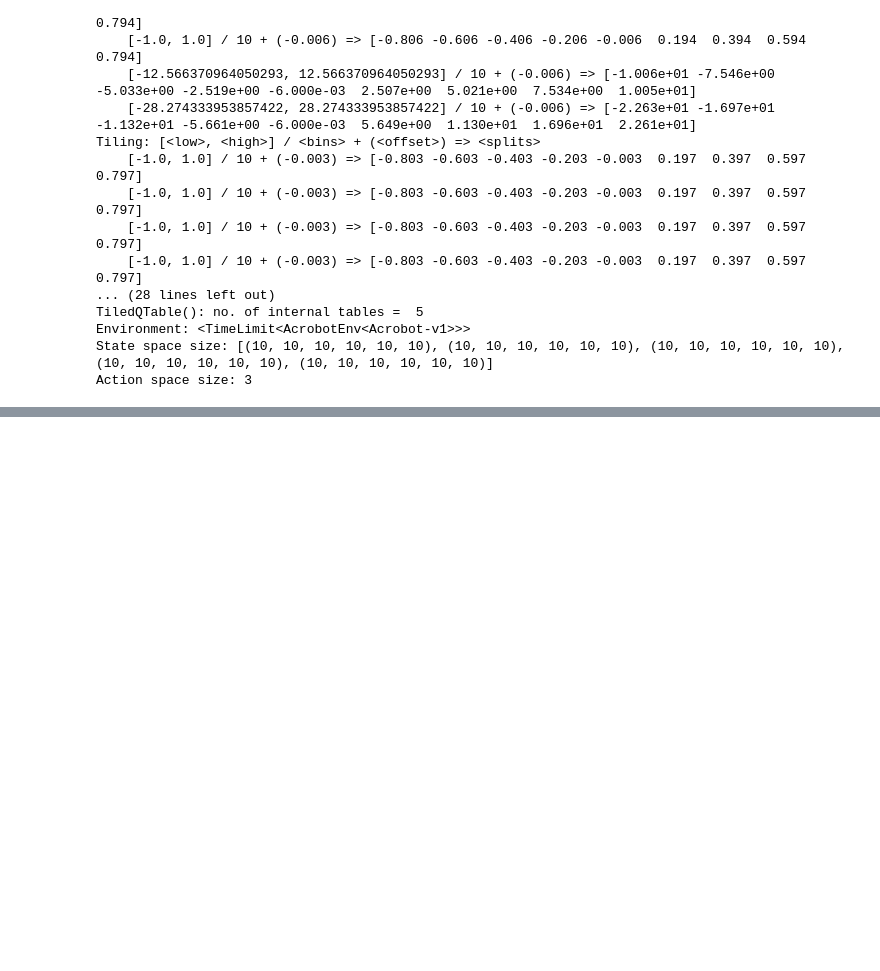
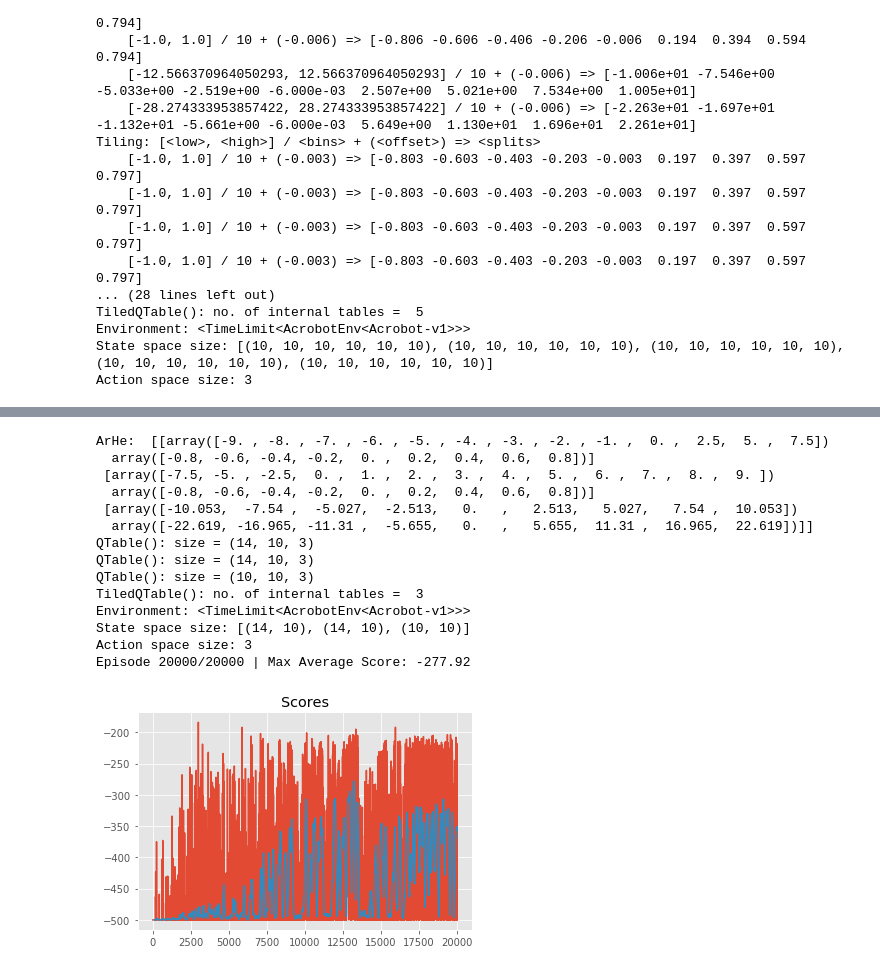
Before and after one commit to ArmandoHernandez/machine-learning, a Jupyter notebook: reinforcementLearning/Discretization_Tiling/notebooks/Tile_Coding.ipynb, the cells around one changed output, grey strips where cells are left out. Cells and saved outputs as stored; diff of their text form; code cells hidden in the pictures; blank space fills up the shorter version.

```diff
--- a/reinforcementLearning/Discretization_Tiling/notebooks/Tile_Coding.ipynb
+++ b/reinforcementLearning/Discretization_Tiling/notebooks/Tile_Coding.ipynb
@@ -644,31 +641,49 @@ Final score: -148.0
 # %%
-tiling_specs_acrobot = [((10, 10, 10, 10, 10, 10), (-0.006, -0.006, -0.006, -0.006, -0.006, -0.006)),
-                ((10, 10, 10, 10, 10, 10), (-0.003, -0.003, -0.003, -0.003, -0.003, -0.003)),
-                ((10, 10, 10, 10, 10, 10), (0.0, 0.0, 0.0, 0.0, 0.0, 0.0)),
-                ((10, 10, 10, 10, 10, 10), (0.003, 0.003, 0.003, 0.003, 0.003, 0.003)),
-                ((10, 10, 10, 10, 10, 10), (0.006, 0.006, 0.006, 0.006, 0.006,-0.006))]
+#tiling_specs_acrobot_three = [((10, 10, 10, 10, 10, 10), (-0.006, -0.006, -0.006, -0.006, -0.006, -0.006)),
+#                ((10, 10, 10, 10, 10, 10), (-0.003, -0.003, -0.003, -0.003, -0.003, -0.003)),
+#                ((10, 10, 10, 10, 10, 10), (0.0, 0.0, 0.0, 0.0, 0.0, 0.0)),
+#                ((10, 10, 10, 10, 10, 10), (0.003, 0.003, 0.003, 0.003, 0.003, 0.003)),
+#                ((10, 10, 10, 10, 10, 10), (0.006, 0.006, 0.006, 0.006, 0.006,-0.006))]
 
-#[-9.0, -8.0, -7.0, -6.0, -5.0, -4.0, -3.0, -2.0, -1.0, 0.0, 2.5, 5.0, 7.5]
-#[-0.8 -0.6 -0.4 -0.2  0.   0.2  0.4  0.6  0.8]
-#[-7.5, -5.0, -2.5, 0.0, 1.0, 2.0, 3.0, 4.0, 5.0, 6.0, 7.0, 8.0, 9.0]
-#[-0.8 -0.6 -0.4 -0.2  0.   0.2  0.4  0.6  0.8]
-#[-10.053  -7.54   -5.027  -2.513   0.      2.513   5.027   7.54   10.053]
-#[-22.619 -16.965 -11.31   -5.655   0.      5.655  11.31   16.965  22.619]
+tiling_specs_acrobot_three = np.array([[np.array([-9.0, -8.0, -7.0, -6.0, -5.0, -4.0, -3.0, -2.0, -1.0, 0.0, 2.5, 5.0, 7.5]),
+                                       np.array([-0.8, -0.6, -0.4, -0.2, 0.0, 0.2, 0.4, 0.6, 0.8])],
+                                       [np.array([-7.5, -5.0, -2.5, 0.0, 1.0, 2.0, 3.0, 4.0, 5.0, 6.0, 7.0, 8.0, 9.0]),
+                                       np.array([-0.8, -0.6, -0.4, -0.2, 0.0,  0.2, 0.4, 0.6, 0.8])],
+                                       [np.array([-10.053, -7.54, -5.027, -2.513, 0.0, 2.513, 5.027, 7.54, 10.053]),
+                                       np.array([-22.619, -16.965, -11.31, -5.655, 0.0, 5.655, 11.31, 16.965, 22.619])]])
+print("ArHe: ", tiling_specs_acrobot_three);
 
 
-acrobot_tiledQTable = TiledQTable(env.observation_space.low, env.observation_space.high, tiling_specs_acrobot, env.action_space.n)
+acrobot_tiledQTable = TiledQTable(env.observation_space.low, env.observation_space.high, \
+                                  None, env.action_space.n, tilings=tiling_specs_acrobot_three)
 
 q_agent_no_three = QLearningAgent(env, acrobot_tiledQTable)
 
 scores_no_three = run(q_agent_no_three, env)
 def plot_scores(scores_no_three, rolling_window=100):
     """Plot scores and optional rolling mean using specified window."""
     plt.plot(scores_no_three); plt.title("Scores");
     rolling_mean = pd.Series(scores_no_three).rolling(rolling_window).mean()
     plt.plot(rolling_mean);
     return rolling_mean
 
 rolling_mean = plot_scores(scores_no_three)
+# %% [output]
+ArHe:  [[array([-9. , -8. , -7. , -6. , -5. , -4. , -3. , -2. , -1. ,  0. ,  2.5,  5. ,  7.5])
+  array([-0.8, -0.6, -0.4, -0.2,  0. ,  0.2,  0.4,  0.6,  0.8])]
+ [array([-7.5, -5. , -2.5,  0. ,  1. ,  2. ,  3. ,  4. ,  5. ,  6. ,  7. ,  8. ,  9. ])
+  array([-0.8, -0.6, -0.4, -0.2,  0. ,  0.2,  0.4,  0.6,  0.8])]
+ [array([-10.053,  -7.54 ,  -5.027,  -2.513,   0.   ,   2.513,   5.027,   7.54 ,  10.053])
+  array([-22.619, -16.965, -11.31 ,  -5.655,   0.   ,   5.655,  11.31 ,  16.965,  22.619])]]
+QTable(): size = (14, 10, 3)
+QTable(): size = (14, 10, 3)
+QTable(): size = (10, 10, 3)
+TiledQTable(): no. of internal tables =  3
+Environment: <TimeLimit<AcrobotEnv<Acrobot-v1>>>
+State space size: [(14, 10), (14, 10), (10, 10)]
+Action space size: 3
+Episode 20000/20000 | Max Average Score: -277.92
+[figure, added]
 # %%
 state = env.reset()
 score = 0
```
Also changed, not shown: parts of 10 cells of this notebook.
